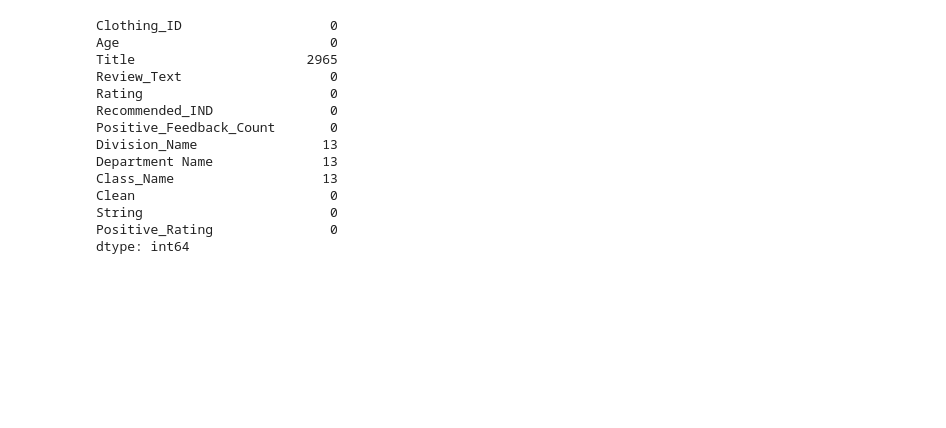
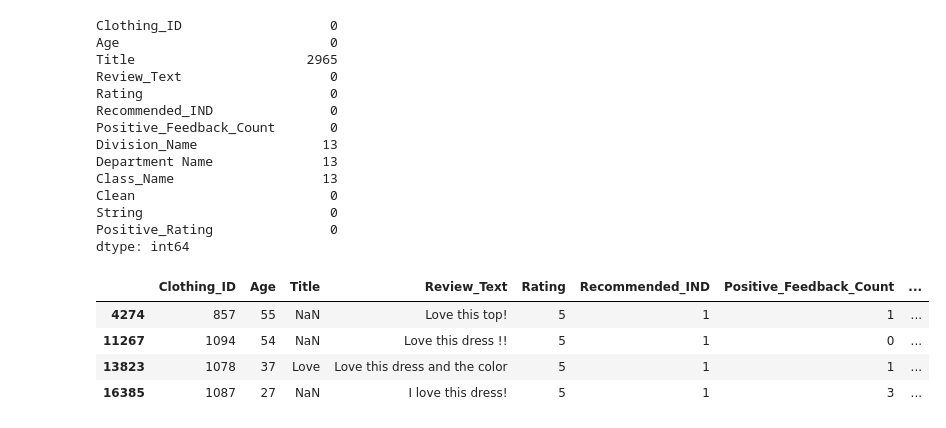
Before and after one commit to jlc0512/Utilizing-E-Commerce-Reviews-to-Predict-Comment-Sentiments, a Jupyter notebook: data_exploration_notebook.ipynb, the cells around one changed output. Drawn from its saved outputs; the diff is of its cells as text; code cells hidden in the pictures; blank space fills up the shorter version.

```diff
--- a/data_exploration_notebook.ipynb
+++ b/data_exploration_notebook.ipynb
@@ -945,0 +955,8 @@ dtype: int64
+# %%
+df[df['String'] == '' ]
+# %% [output]
+|  | Clothing_ID | Age | Title | Review_Text | Rating | Recommended_IND | Positive_Feedback_Count | ... |
+| 4274 | 857 | 55 | NaN | Love this top! | 5 | 1 | 1 | ... |
+| 11267 | 1094 | 54 | NaN | Love this dress !! | 5 | 1 | 0 | ... |
+| 13823 | 1078 | 37 | Love | Love this dress and the color | 5 | 1 | 1 | ... |
+| 16385 | 1087 | 27 | NaN | I love this dress! | 5 | 1 | 3 | ... |
```
Also changed, not shown: parts of 6 cells of this notebook, 4 other files.
